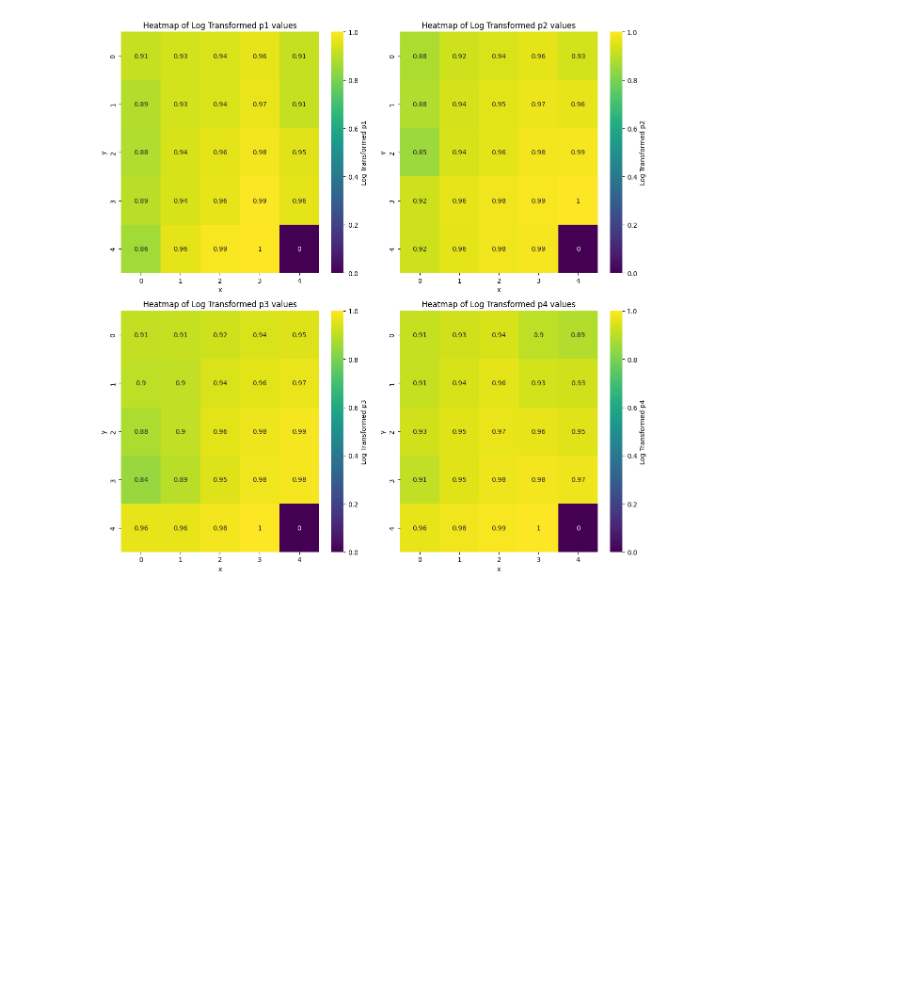
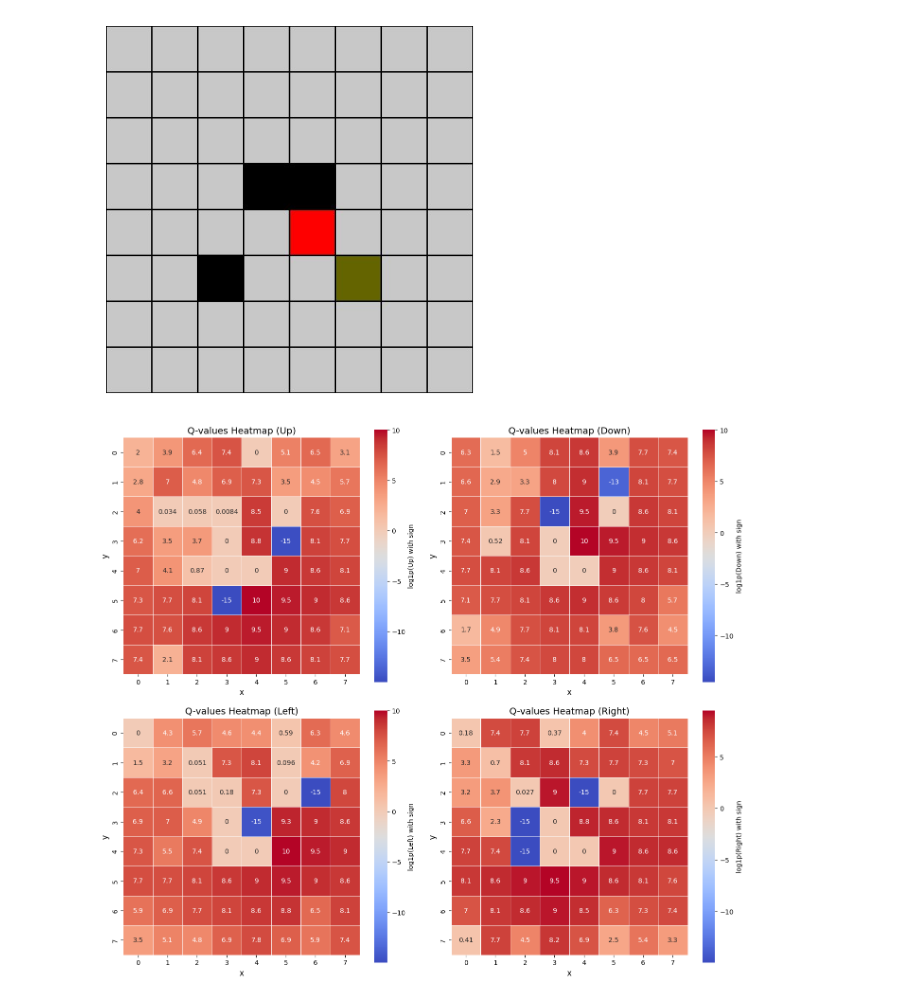
Before and after one commit to bibidhSubedi0/My-Reinforcement-Learning-Journey, a Jupyter notebook: 2DMovement/analysis.ipynb, the cells around one changed output. Cells and saved outputs as stored; diff of their text form; code cells hidden in the pictures; blank space fills up the shorter version.

```diff
--- a/2DMovement/analysis.ipynb
+++ b/2DMovement/analysis.ipynb
@@ -26,61 +26,59 @@ episode_times_df.head()
 # %%
-import pandas as pd
-import numpy as np
-import seaborn as sns
-import matplotlib.pyplot as plt
 
-# Assuming q_table_df is already loaded and has columns 'x', 'y', 'p1', 'p2', 'p3', 'p4'
+# Load the image using PIL
+img = Image.open('img.jpg')
 
-# List of columns to create heatmaps for
+# Display the image using matplotlib
+plt.imshow(img)
+plt.axis('off')  # Hide the axes
+plt.show()
+
 p_columns = ['p1', 'p2', 'p3', 'p4']
+p_columnsx = ['Up', 'Down', 'Left', 'Right']
+fig, axes = plt.subplots(2, 2, figsize=(14, 12))
 
-# Create a 2x2 grid for the heatmaps (2 rows, 2 columns)
-fig, axes = plt.subplots(2, 2, figsize=(12, 12))
-
-# Loop through each column and create a heatmap
 for idx, p_col in enumerate(p_columns):
-    # Extract relevant columns using .copy() to avoid modifying a slice
     ptt = q_table_df[["x", "y", p_col]].copy()
 
-    # Apply log transformation to the 'p' column to deal with skewed data
-    # We add a small constant (e.g., 1e-5) to avoid issues with log(0)
-    ptt.loc[:, p_col] = np.log(ptt[p_col] + 1e-5)
+    # Apply signed log1p transformation
+    # ptt[p_col] = np.sign(ptt[p_col]) * np.log1p(np.abs(ptt[p_col]))
 
-    # Normalize the transformed 'p' column to [0, 1] (optional, but might help)
-    ptt.loc[:, p_col] = (ptt[p_col] - ptt[p_col].min()) / (ptt[p_col].max() - ptt[p_col].min())
-
-    # Get unique x and y values for grid creation
+    # Get sorted unique x and y values
     x_unique = np.sort(ptt['x'].unique())
     y_unique = np.sort(ptt['y'].unique())
 
-    # Create meshgrid for the heatmap
+    # Create meshgrid
     grid_x, grid_y = np.meshgrid(x_unique, y_unique)
+    grid_p = np.full_like(grid_x, fill_value=np.nan, dtype=float)
 
-    # Create an empty matrix for the 'p' values on the grid
-    grid_p = np.zeros_like(grid_x, dtype=float)
-
-    # Assign normalized p values to the grid based on (x, y)
+    # Fill grid_p with values based on (x, y)
     for i in range(len(ptt)):
         x_idx = np.where(x_unique == ptt['x'].iloc[i])[0][0]
         y_idx = np.where(y_unique == ptt['y'].iloc[i])[0][0]
         grid_p[y_idx, x_idx] = ptt[p_col].iloc[i]
 
-    # Determine the row and column for the current heatmap
-    row = idx // 2  # Row index (0 or 1)
-    col = idx % 2   # Column index (0 or 1)
+    # Determine subplot position
+    row = idx // 2
+    col = idx % 2
 
-    # Plotting the heatmap with log-transformed values
-    sns.heatmap(grid_p, xticklabels=x_unique, yticklabels=y_unique, cmap='viridis', cbar_kws={'label': f'Log Transformed {p_col}'}, annot=True, ax=axes[row, col])
+    # Plot heatmap
+    ax = axes[row, col]
+    sns.heatmap(grid_p,
+                xticklabels=x_unique,
+                yticklabels=y_unique,
+                cmap='coolwarm',
+                cbar_kws={'label': f'log1p({p_columnsx[idx]}) with sign'},
+                annot=True,
+                linewidths=0.5,
+                square=True,
+                ax=ax)
 
-    # Adding labels and title to each subplot
-    axes[row, col].set_xlabel('x')
-    axes[row, col].set_ylabel('y')
-    axes[row, col].set_title(f'Heatmap of Log Transformed {p_col} values')
+    ax.set_title(f"Q-values Heatmap ({p_columnsx[idx]})", fontsize=14)
+    ax.set_xlabel("x", fontsize=12)
+    ax.set_ylabel("y", fontsize=12)
 
-# Adjust layout for better spacing between subplots
 plt.tight_layout()
-
-# Show the plot
 plt.show()
 # %% [output]
-[figure, old version]
+[figure, new version]
+[figure, added]
```
Also changed, not shown: parts of 5 cells of this notebook, 7 other files.
